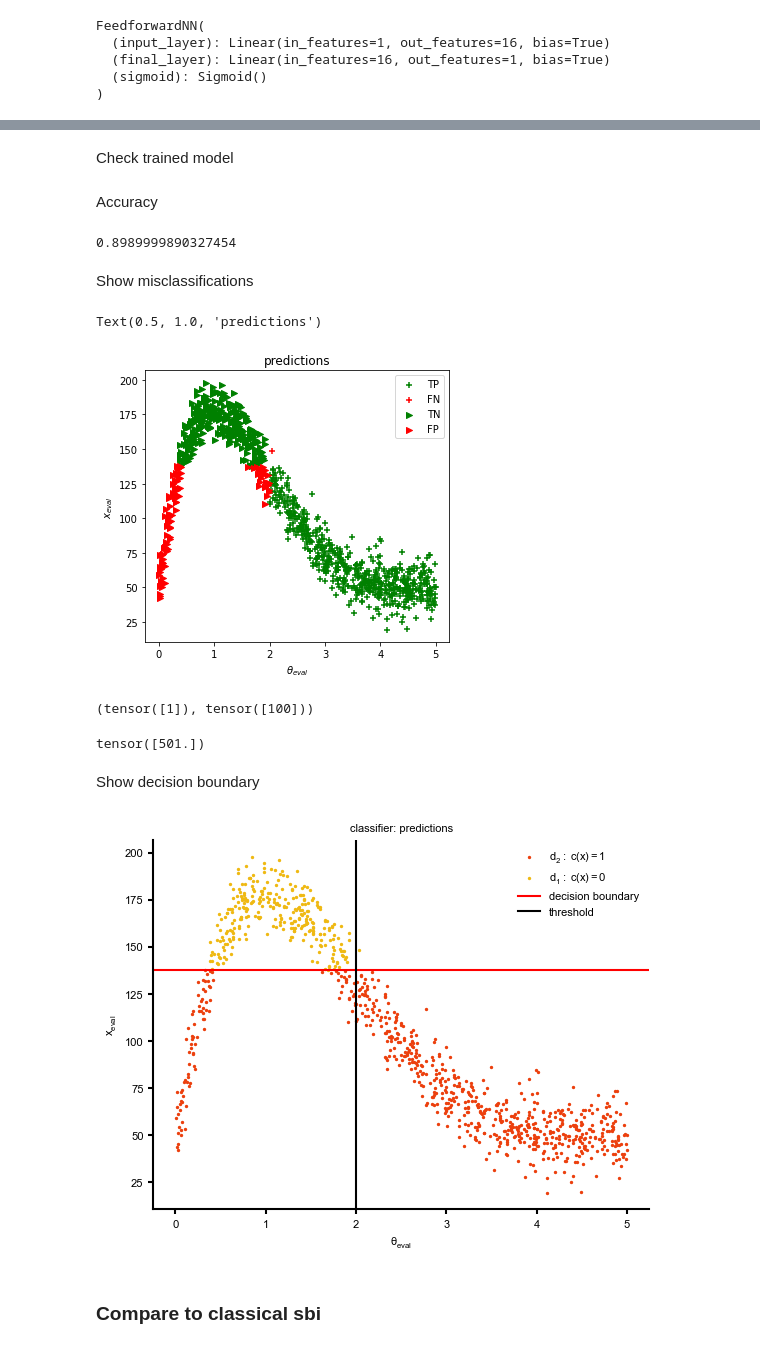
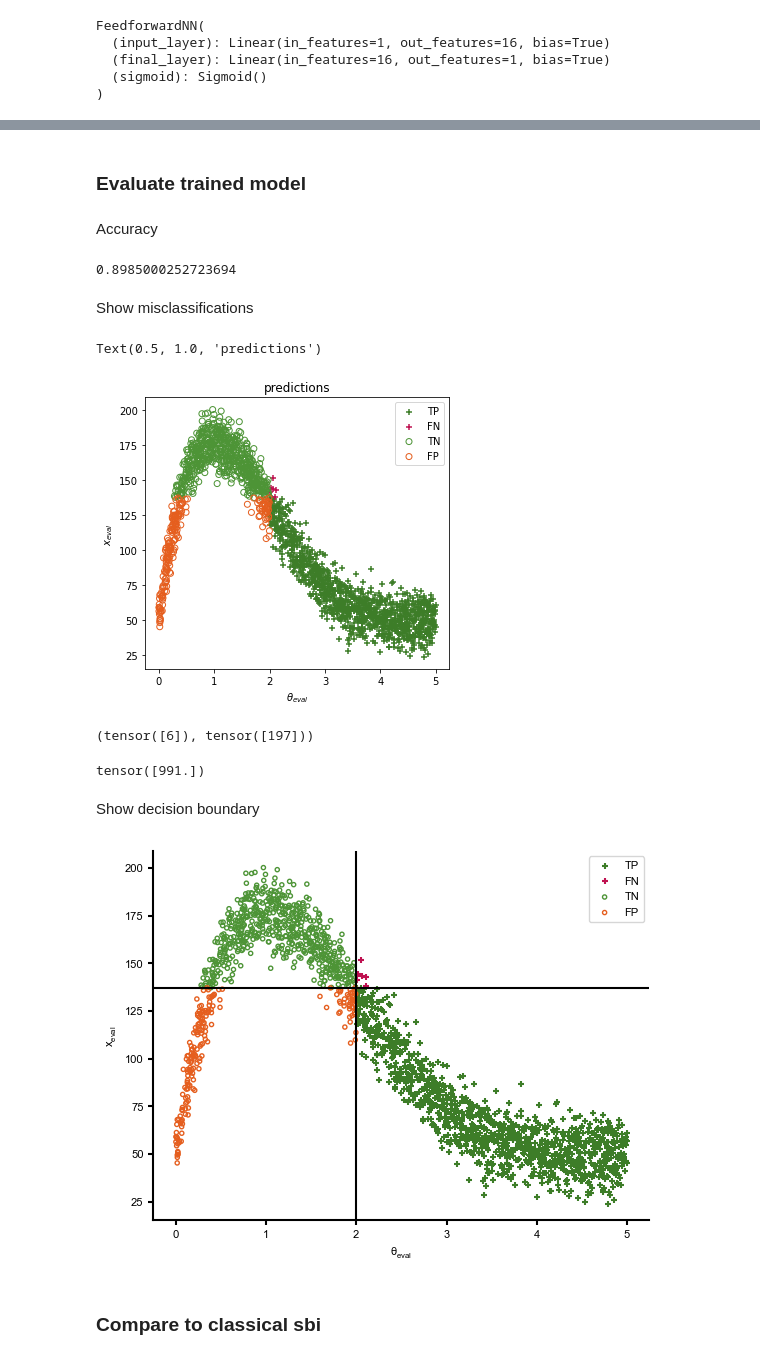
Before and after one commit to mackelab/amortized-decision-making, a Jupyter notebook: scripts/classifier.ipynb, the cells around one changed output, grey strips where cells are left out. Saved outputs shown, nothing was run; the diff lists cells and outputs as text; code cells hidden in the pictures.

```diff
--- a/scripts/classifier.ipynb
+++ b/scripts/classifier.ipynb
@@ -52,8 +56,7 @@ Define prior and simulator
 prior = BoxUniform([0.0], [5.0,])
 
 def simulator(theta):
-    #return 5*theta + torch.randn(theta.shape) * 3
-    return 50 + 0.5*theta*(5-theta)**4 + torch.randn(theta.shape) *10#* (theta+3)
+    return 50 + 0.5*theta*(5-theta)**4 + 10 * torch.randn(theta.shape)
 # %%
 with mpl.rc_context(fname="loss_calibration/.matplotlibrc"):
     plt.figure(figsize=(3,2))
@@ -89,7 +132,7 @@ FeedforwardNN(
   (sigmoid): Sigmoid()
 )
 # %%
-epochs = 5000
+epochs = 20000
 optimizer = torch.optim.Adam(clf.parameters())
 criterion = BCELoss_weighted(weights, threshold) # weighted by cost of misclassification
 # %%
@@ -105,7 +148,7 @@ plt.show()
 # %% [markdown]
-Check trained model
+### Evaluate trained model
 # %%
-N_eval = 1000
+N_eval = 2000
 th_eval = prior.sample((N_eval,))
 x_eval = simulator(th_eval)
 d_eval = (th_eval>threshold).float()
@@ -116,7 +159,7 @@ Accuracy
 # %%
 (sum(preds_eval_bin == d_eval)/N_eval).item()
 # %% [output]
-0.8989999890327454
+0.8985000252723694
 # %% [markdown]
 Show misclassifications
 # %%
@@ -128,24 +171,24 @@ fp = torch.logical_and(preds_eval_bin == 1, d_eval == 0)
 plt.figure(figsize=(12,5))
 
 plt.subplot(1,2,1)
-plt.scatter(th_eval[tp], x_eval[tp], c = 'g', marker= '+', label='TP')
-plt.scatter(th_eval[fn], x_eval[fn], c = 'r', marker= '+', label='FN')
-plt.scatter(th_eval[tn], x_eval[tn], c = 'g', marker= '>', label='TN')
-plt.scatter(th_eval[fp], x_eval[fp], c = 'r', marker= '>', label='FP')
+plt.scatter(th_eval[tp], x_eval[tp], c = '#3D7D28', marker= '+', label='TP')
+plt.scatter(th_eval[fn], x_eval[fn], c = '#BF1150', marker= '+', label='FN')
+plt.scatter(th_eval[tn], x_eval[tn], edgecolors = '#4D9436', marker= 'o', facecolors='none', label='TN')
+plt.scatter(th_eval[fp], x_eval[fp], edgecolors = '#E55E1E', marker= 'o', facecolors='none', label='FP')
 plt.legend()
 plt.xlabel(r'$\theta_{eval}$'); plt.ylabel(r'$x_{eval}$'); plt.title('predictions')
 # %% [output]
 Text(0.5, 1.0, 'predictions')
-[figure, old version]
+[figure, new version]
 # %%
 sum(fn), sum(fp)
 # %% [output]
-(tensor([1]), tensor([100]))
+(tensor([6]), tensor([197]))
 # %%
 # incurred loss
 sum(fn) * weights[1] + sum(fp) * weights[0]
 # %% [output]
-tensor([501.])
+tensor([991.])
 # %% [markdown]
 Show decision boundary
 # %%
@@ -155,16 +198,20 @@ preds_linspace = clf(x_linspace)
 idx = (torch.abs(preds_linspace - 0.5)).argmin()
 # %%
 with mpl.rc_context(fname="loss_calibration/.matplotlibrc"):
-    plt.scatter(th_eval[preds_eval>0.5], x_eval[preds_eval>0.5], color='#EC400E', label=r'$d_2:\ c(x)=1$', s=2)
-    plt.scatter(th_eval[preds_eval<=0.5], x_eval[preds_eval<=0.5], color='#EFB913', label=r'$d_1:\ c(x)=0$', s=2)
-    plt.axhline(x_linspace[idx], c = 'r', label = 'decision boundary')
+    #plt.scatter(th_eval[preds_eval>0.5], x_eval[preds_eval>0.5], color='#EC400E', label=r'c(x)=1$', s=2)
+    #plt.scatter(th_eval[preds_eval<=0.5], x_eval[preds_eval<=0.5], color='#EFB913', label=r'$c(x)=0$', s=2)
+    plt.scatter(th_eval[tp], x_eval[tp], c = '#3D7D28', marker= '+', label='TP', s = 20)
+    plt.scatter(th_eval[fn], x_eval[fn], c = '#BF1150', marker= '+', label='FN', s = 20)
+    plt.scatter(th_eval[tn], x_eval[tn], edgecolors = '#4D9436', marker= 'o', facecolors='none', label='TN')
+    plt.scatter(th_eval[fp], x_eval[fp], edgecolors = '#E55E1E', marker= 'o', facecolors='none', label='FP')
+    plt.legend(frameon=True)
+    plt.axhline(x_linspace[idx], c = 'k', label = 'decision boundary')
     plt.axvline(threshold, c='k',label = 'threshold')
-    plt.xlabel(r'$\theta_{eval}$'); plt.ylabel(r'$x_{eval}$'); plt.title('classifier: predictions')
-
-    plt.legend()
+    plt.xlabel(r'$\theta_{eval}$'); plt.ylabel(r'$x_{eval}$'); #plt.title('classifier: predictions')
+    #plt.savefig('results/1d_classifier/1D_clf_predictions.pdf')
     plt.show()
 # %% [output]
-[figure, old version]
+[figure, new version]
 # %% [markdown]
 ### Compare to classical sbi
 # %%
```
Also changed, not shown: parts of 21 cells of this notebook.
